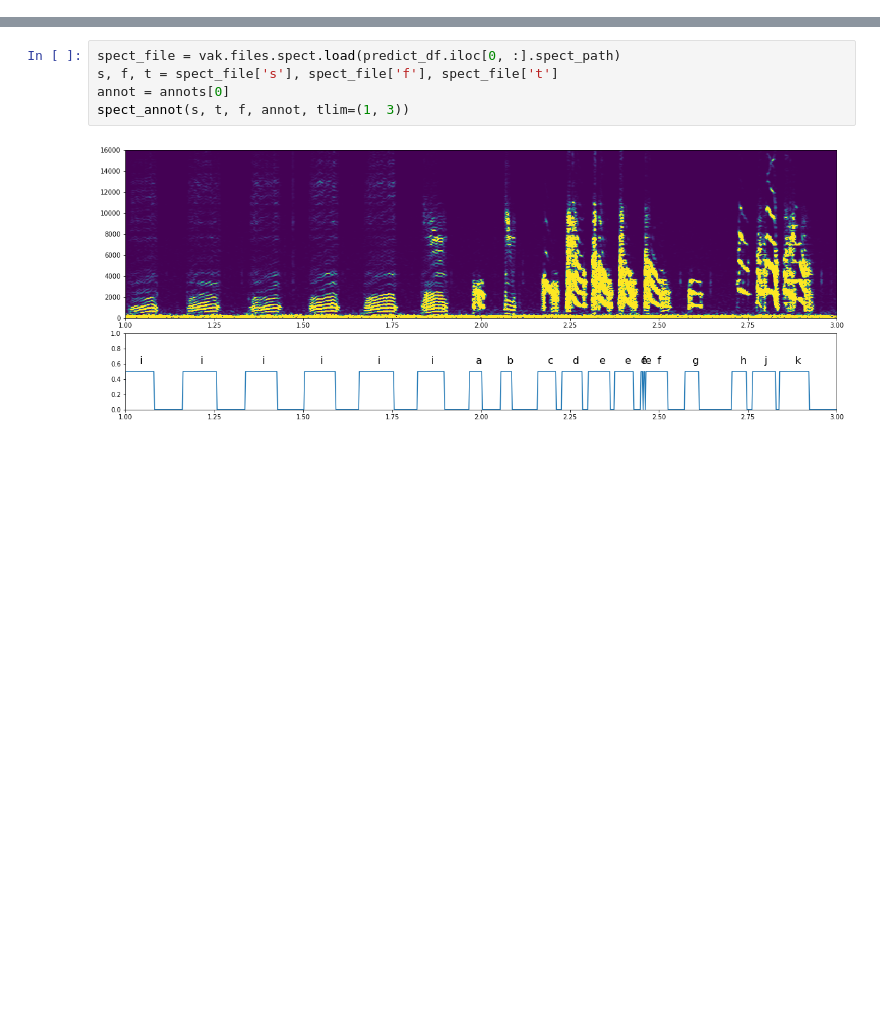
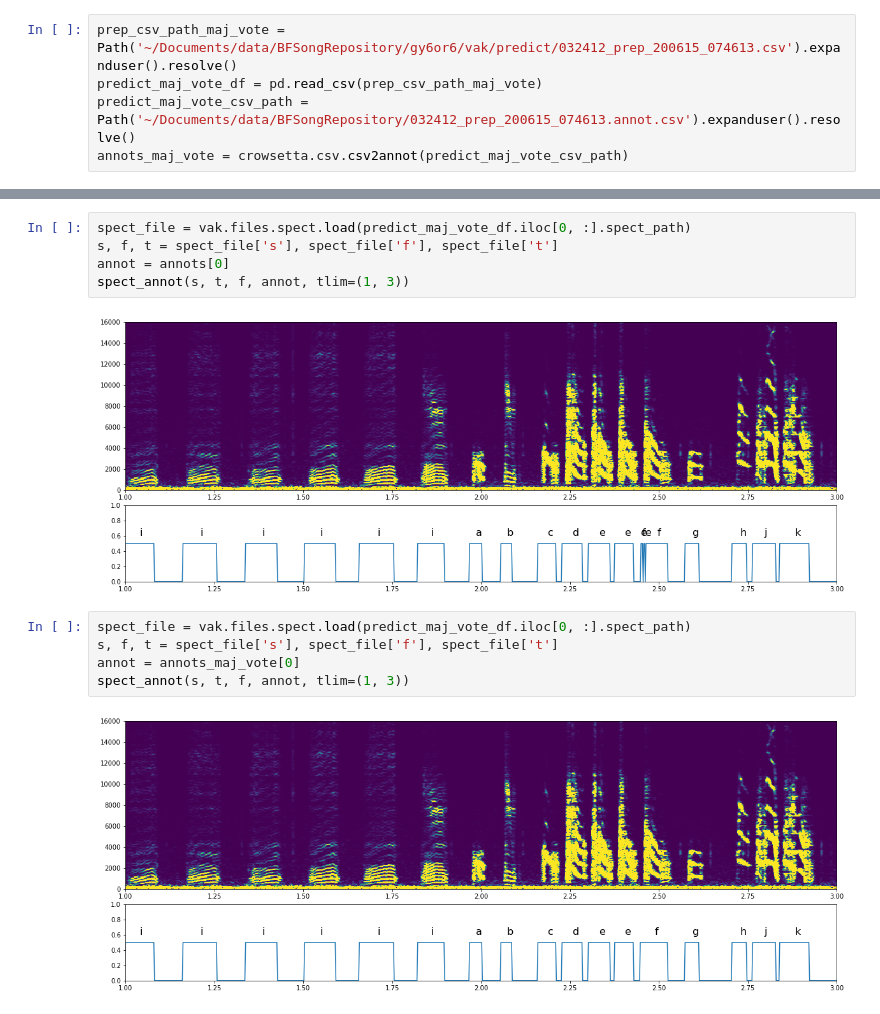
Before and after one commit to yardencsGitHub/tweetynet, a Jupyter notebook: doc/notebooks/visualize-annotations.ipynb, the cells around one changed output, grey strips where cells are left out. Drawn from its saved outputs; the diff is of its cells as text; blank space fills up the shorter version.

```diff
--- a/doc/notebooks/visualize-annotations.ipynb
+++ b/doc/notebooks/visualize-annotations.ipynb
@@ -66,0 +16,5 @@ predict_df.head()
+# %%
+prep_csv_path_maj_vote = Path('~/Documents/data/BFSongRepository/gy6or6/vak/predict/032412_prep_200615_074613.csv').expanduser().resolve()
+predict_maj_vote_df = pd.read_csv(prep_csv_path_maj_vote)
+predict_maj_vote_csv_path = Path('~/Documents/data/BFSongRepository/032412_prep_200615_074613.annot.csv').expanduser().resolve()
+annots_maj_vote = crowsetta.csv.csv2annot(predict_maj_vote_csv_path)
@@ -116,10 +98,17 @@ def spect_annot(s,
     for label, segment_center in zip(labels, segment_centers):
         annot_ax.text(t[segment_center], 0.6, label, fontsize=labelsize)
 # %%
-spect_file = vak.files.spect.load(predict_df.iloc[0, :].spect_path)
+spect_file = vak.files.spect.load(predict_maj_vote_df.iloc[0, :].spect_path)
 s, f, t = spect_file['s'], spect_file['f'], spect_file['t']
 annot = annots[0]
 spect_annot(s, t, f, annot, tlim=(1, 3))
 # %% [output]
 [figure]
+# %%
+spect_file = vak.files.spect.load(predict_maj_vote_df.iloc[0, :].spect_path)
+s, f, t = spect_file['s'], spect_file['f'], spect_file['t']
+annot = annots_maj_vote[0]
+spect_annot(s, t, f, annot, tlim=(1, 3))
+# %% [output]
+[figure, added]
 # %%
```
Also changed, not shown: parts of 20 cells of this notebook, 6 other files.
